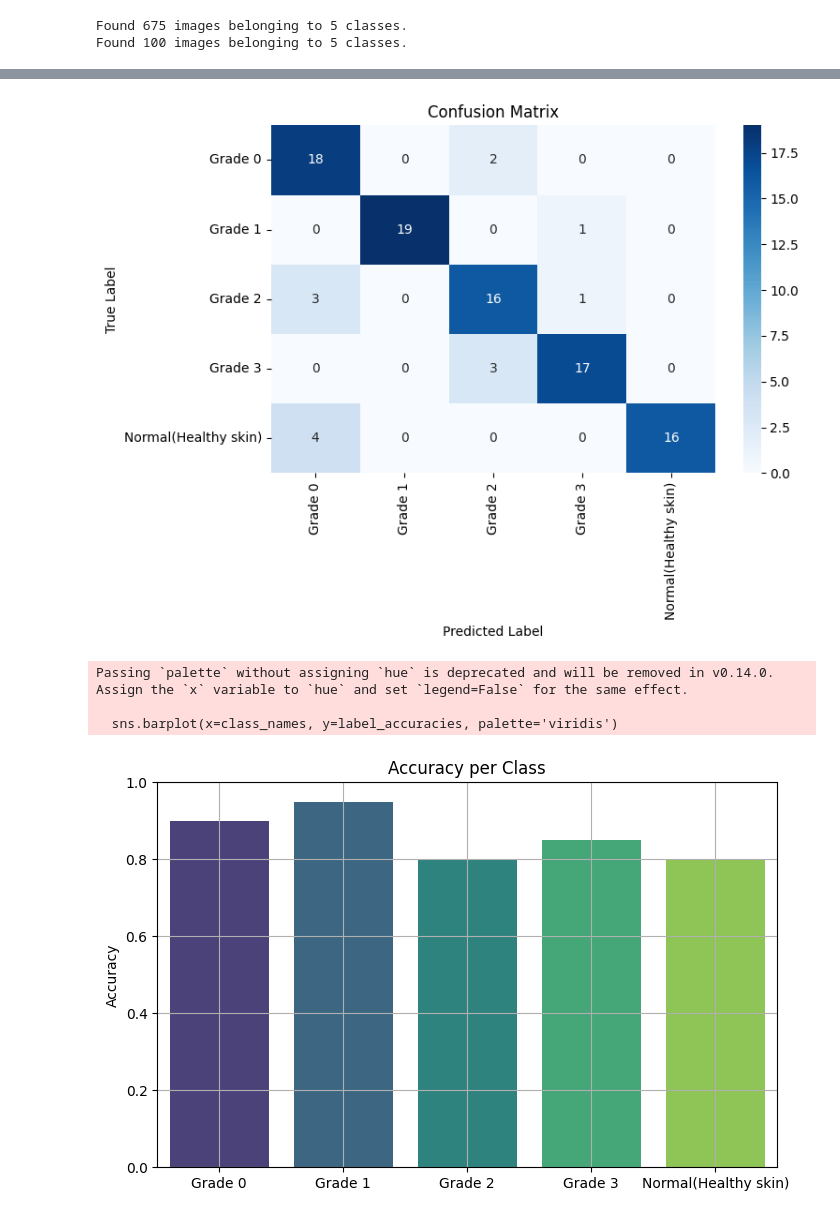
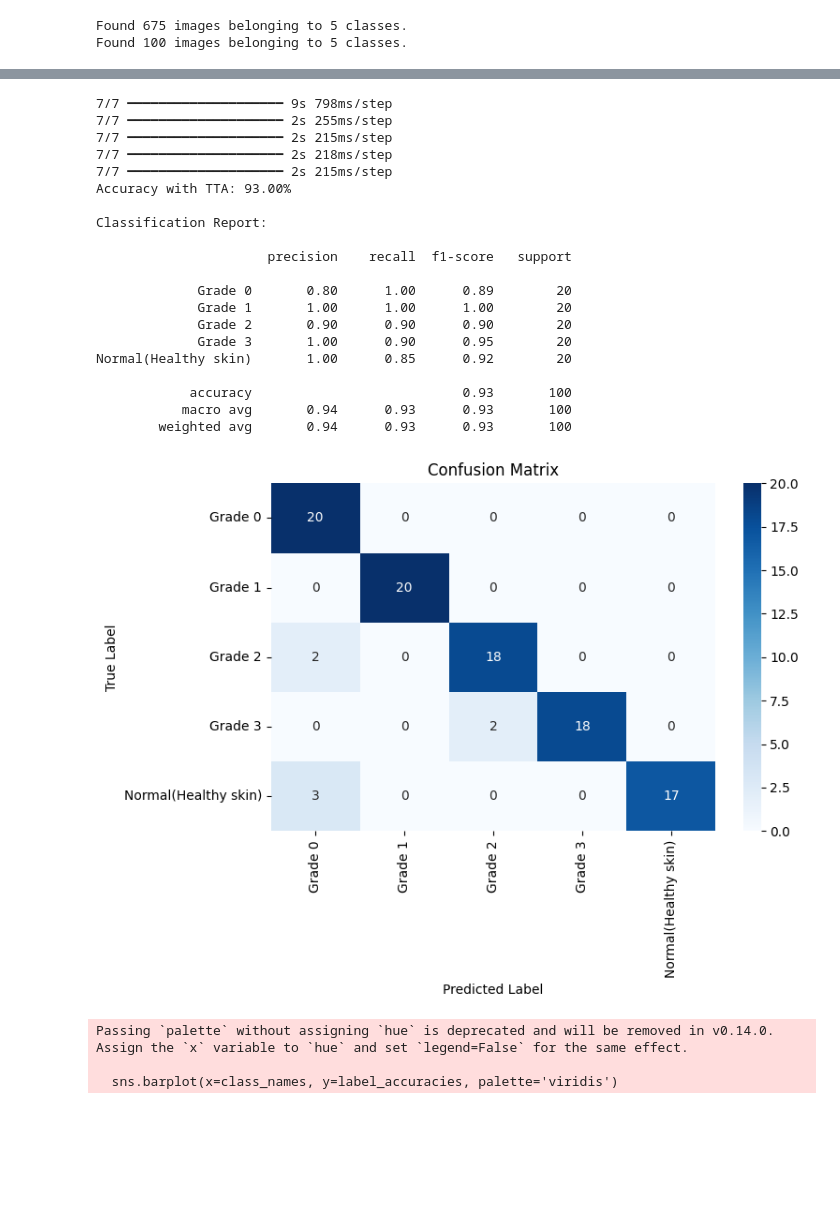
Before and after one commit to megmarv/AI-BioLabs, a Jupyter notebook: ResNet50_DFU_UT.ipynb, the cells around one changed output, grey strips where cells are left out. Saved outputs shown, nothing was run; the diff lists cells and outputs as text; code cells hidden in the pictures; blank space fills up the shorter version.

Commit message:
Best Performant so far with 93% accuracy and outstanding overall results

```diff
--- a/ResNet50_DFU_UT.ipynb
+++ b/ResNet50_DFU_UT.ipynb
@@ -107,6 +107,6 @@ Found 100 images belonging to 5 classes.
 class_weights = compute_class_weight('balanced', classes=np.unique(train_generator.classes), y=train_generator.classes)
 class_weight_dict = dict(enumerate(class_weights))
 # Double the weight for Grade 2 (index 2)
-class_weight_dict[2] = class_weight_dict[2] * 2.0
+class_weight_dict[2] = class_weight_dict[2] * 2.5
 print("Class Weights:", class_weight_dict)
 # %% [output]
@@ -155,7 +157,7 @@ Model: "functional"
  Non-trainable params: 23,587,968 (89.98 MB)
 # %%
 # Cell 8: Initial Training
-early_stopping = EarlyStopping(monitor='val_loss', patience=6, restore_best_weights=True)
+early_stopping = EarlyStopping(monitor='val_loss', patience=10, restore_best_weights=True)
 reduce_lr = ReduceLROnPlateau(monitor='val_loss', factor=0.3, patience=3, min_lr=1e-6)
 
 history_initial = model.fit(
@@ -192,19 +194,22 @@ Epoch 10/10
 # %%
 # Cell 9: Fine-Tuning
 base_model.trainable = True
-for layer in base_model.layers[:-20]:  # Unfreeze last 20 layers
+for layer in base_model.layers[:-20]:
     layer.trainable = False
 
-model.compile(optimizer=Adam(learning_rate=1e-5),  # Changed to Adam with lr=1e-5
+model.compile(optimizer=Adam(learning_rate=5e-5),  # Increased from 1e-5
               loss='sparse_categorical_crossentropy',
               metrics=['accuracy'])
+
+early_stopping = EarlyStopping(monitor='val_loss', patience=10, restore_best_weights=True)
+reduce_lr = ReduceLROnPlateau(monitor='val_loss', factor=0.3, patience=3, min_lr=1e-6)
 
 history_fine = model.fit(
     train_generator,
     steps_per_epoch=len(train_generator),
     validation_data=test_generator,
     validation_steps=len(test_generator),
-    epochs=15,
+    epochs=20,
     verbose=1,
     callbacks=[early_stopping, reduce_lr],
     class_weight=class_weight_dict
@@ -286,32 +264,67 @@ Normal(Healthy skin)       1.00      0.80      0.89        20
-# %%
-cm = confusion_matrix(y_true, y_pred_classes)
-plt.figure(figsize=(8, 6))
-sns.heatmap(cm, annot=True, fmt='d', cmap='Blues',
-            xticklabels=class_names, yticklabels=class_names)
-plt.title("Confusion Matrix")
-plt.xlabel("Predicted Label")
-plt.ylabel("True Label")
-plt.tight_layout()
-plt.show()
-# %% [output]
-[figure, removed]
 # %%
+# Cell 11: Evaluate Model with Test-Time Augmentation
+def predict_with_tta(model, generator, n_augmentations=5):
+    predictions = []
+    for _ in range(n_augmentations):
+        pred = model.predict(generator)
+        predictions.append(pred)
+    return np.mean(predictions, axis=0)
+
+y_pred = predict_with_tta(model, test_generator)
+y_pred_classes = np.argmax(y_pred, axis=1)
+y_true = test_generator.classes[:len(y_pred)]
+
+accuracy = accuracy_score(y_true, y_pred_classes)
+print(f"Accuracy with TTA: {accuracy * 100:.2f}%\n")
+print("Classification Report:\n")
+print(classification_report(y_true, y_pred_classes, target_names=class_names))
+
+cm = confusion_matrix(y_true, y_pred_classes)
+plt.figure(figsize=(8, 6))
+sns.heatmap(cm, annot=True, fmt='d', cmap='Blues',
+            xticklabels=class_names, yticklabels=class_names)
+plt.title("Confusion Matrix")
+plt.xlabel("Predicted Label")
+plt.ylabel("True Label")
+plt.tight_layout()
+plt.show()
+
 correct = (y_pred_classes == y_true)
 label_accuracies = []
 for i, class_name in enumerate(class_names):
     indices = (y_true == i)
     acc = np.sum(correct[indices]) / np.sum(indices) if np.sum(indices) > 0 else 0
     label_accuracies.append(acc)
 
 plt.figure(figsize=(8, 5))
 sns.barplot(x=class_names, y=label_accuracies, palette='viridis')
 plt.ylabel("Accuracy")
 plt.title("Accuracy per Class")
 plt.ylim(0, 1.0)
 plt.grid(True)
 plt.show()
 # %% [output]
-Passing `palette` without assigning `hue` is deprecated and will be removed in v0.14.0. Assign the `x` variable to `hue` and set `legend=False` for the same effect.
+7/7 ━━━━━━━━━━━━━━━━━━━━ 9s 798ms/step
+7/7 ━━━━━━━━━━━━━━━━━━━━ 2s 255ms/step
+7/7 ━━━━━━━━━━━━━━━━━━━━ 2s 215ms/step
+7/7 ━━━━━━━━━━━━━━━━━━━━ 2s 218ms/step
+7/7 ━━━━━━━━━━━━━━━━━━━━ 2s 215ms/step
+Accuracy with TTA: 93.00%
 
-  sns.barplot(x=class_names, y=label_accuracies, palette='viridis')
+Classification Report:
+
+                      precision    recall  f1-score   support
+
+             Grade 0       0.80      1.00      0.89        20
+             Grade 1       1.00      1.00      1.00        20
+             Grade 2       0.90      0.90      0.90        20
+             Grade 3       1.00      0.90      0.95        20
+Normal(Healthy skin)       1.00      0.85      0.92        20
+
+            accuracy                           0.93       100
+           macro avg       0.94      0.93      0.93       100
+        weighted avg       0.94      0.93      0.93       100
-[figure, old version]
+[figure, new version]
+Passing `palette` without assigning `hue` is deprecated and will be removed in v0.14.0. Assign the `x` variable to `hue` and set `legend=False` for the same effect.
+
+  sns.barplot(x=class_names, y=label_accuracies, palette='viridis')
```
Also changed, not shown: parts of 12 cells of this notebook.
